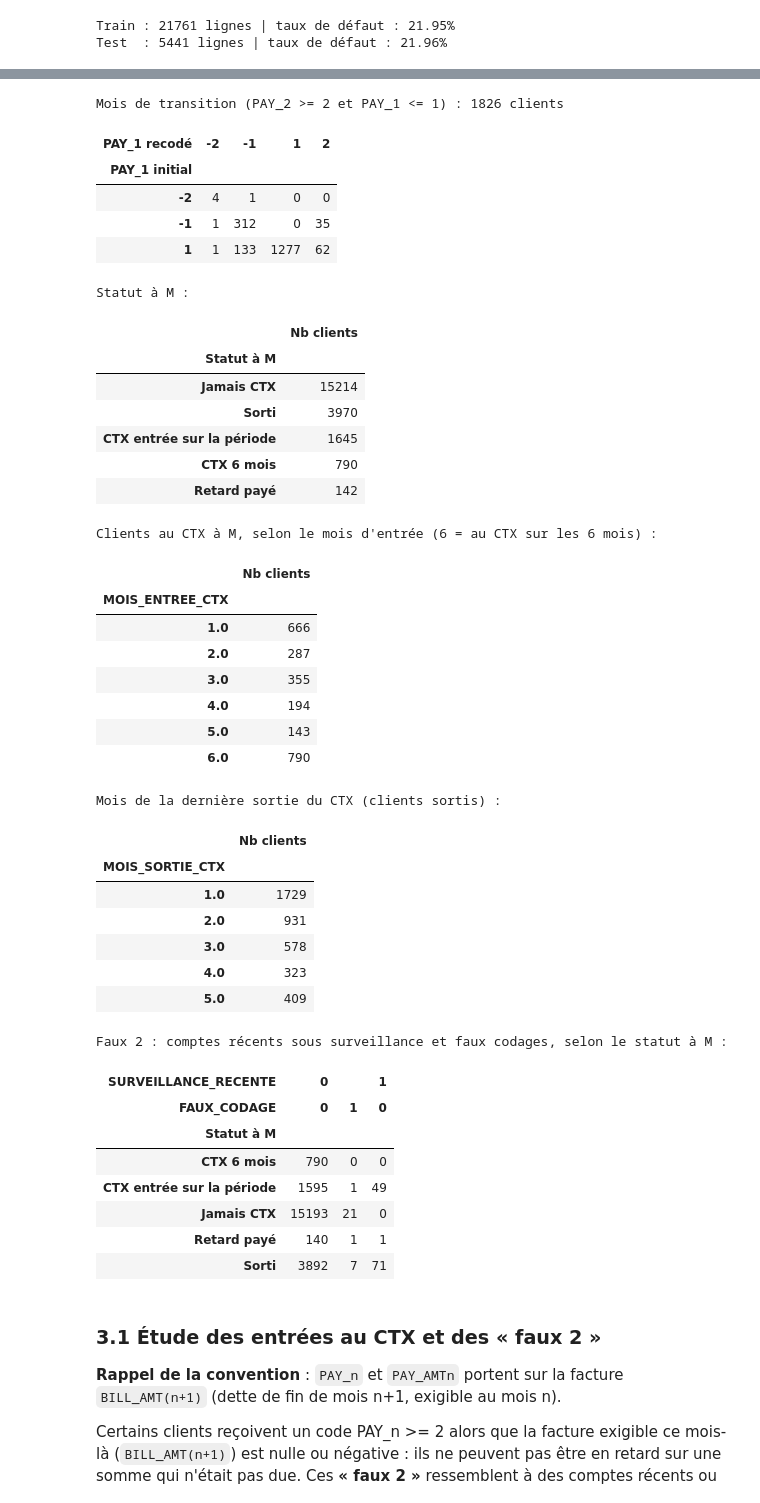
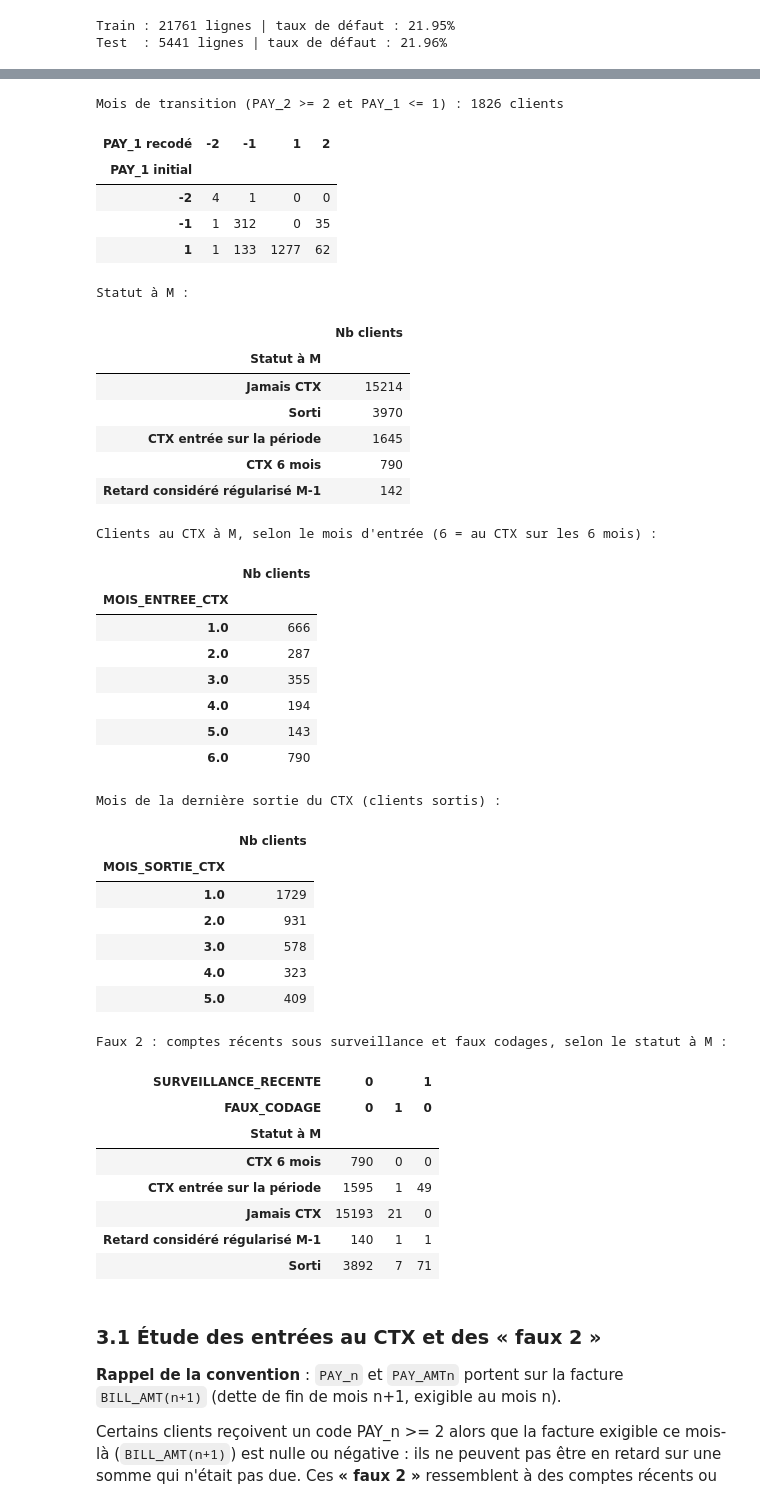
Before and after one commit to johan-mac-59/RiskLens_ML, a Jupyter notebook: src/05_02_EDA_contentieux.ipynb, the cells around one changed output, grey strips where cells are left out. Drawn from its saved outputs; the diff is of its cells as text; code cells hidden in the pictures.

Commit message:
EDA contentieux : statut « Retard payé » renommé « Retard considéré régularisé M-1 »

```diff
--- a/src/05_02_EDA_contentieux.ipynb
+++ b/src/05_02_EDA_contentieux.ipynb
@@ -153,7 +153,7 @@ def statut_ctx_final(d):
     retard_paye = (pay1 >= 2) & ((ratio_m1 >= 90) | (ratio_m2 >= 90))
 
     statut = pd.Series(
-        np.select([retard_paye, pay1 >= 2, passe_ctx], ['Retard payé', 'CTX', 'Sorti'], default='Jamais CTX'),
+        np.select([retard_paye, pay1 >= 2, passe_ctx], ['Retard considéré régularisé M-1', 'CTX', 'Sorti'], default='Jamais CTX'),
         index=d.index,
     )
 
@@ -175,7 +175,7 @@ def statut_ctx_final(d):
     sous_statut[mois_entree == 6] = 'CTX 6 mois'
     sous_statut[(statut == 'CTX') & (mois_entree < 6)] = 'CTX entrée sur la période'
     # Mois de sortie des clients en retard payé : dernière sortie antérieure éventuelle, sinon -1
-    mois_sortie[(statut == 'Retard payé') & ~passe_ctx] = -1
+    mois_sortie[(statut == 'Retard considéré régularisé M-1') & ~passe_ctx] = -1
 
     return pd.DataFrame({
         'PAY_1_recode': pay1,
@@ -183,7 +183,7 @@ def statut_ctx_final(d):
         'SOUS_STATUT_CTX': sous_statut,
         'MOIS_ENTREE_CTX': mois_entree,
         'MOIS_SORTIE_CTX': mois_sortie,
-        'FLAG_CTX': ((statut == 'Sorti') | ((statut == 'Retard payé') & passe_ctx)).astype(int),
+        'FLAG_CTX': ((statut == 'Sorti') | ((statut == 'Retard considéré régularisé M-1') & passe_ctx)).astype(int),
         'RETARD_PAYE': retard_paye.astype(int),
         'SURVEILLANCE_RECENTE': surveillance.astype(int),
         'FAUX_CODAGE': faux_codage.astype(int),
@@ -202,34 +202,34 @@ display(pd.crosstab(
 
 print("Statut à M :")
 display(final_train['SOUS_STATUT_CTX'].value_counts().rename_axis('Statut à M').to_frame('Nb clients'))
 
 print("Clients au CTX à M, selon le mois d'entrée (6 = au CTX sur les 6 mois) :")
 display(final_train['MOIS_ENTREE_CTX'].value_counts().sort_index().rename_axis('MOIS_ENTREE_CTX').to_frame('Nb clients'))
 
 print("Mois de la dernière sortie du CTX (clients sortis) :")
 display(final_train.loc[final_train['STATUT_CTX'] == 'Sorti', 'MOIS_SORTIE_CTX']
         .value_counts().sort_index().rename_axis('MOIS_SORTIE_CTX').to_frame('Nb clients'))
 
 print("Faux 2 : comptes récents sous surveillance et faux codages, selon le statut à M :")
 display(pd.crosstab(
     final_train['SOUS_STATUT_CTX'],
     [final_train['SURVEILLANCE_RECENTE'].rename('SURVEILLANCE_RECENTE'), final_train['FAUX_CODAGE'].rename('FAUX_CODAGE')],
 ).rename_axis('Statut à M'))
 # %% [output]
 Mois de transition (PAY_2 >= 2 et PAY_1 <= 1) : 1826 clients
 | PAY_1 recodé | -2 | -1 | 1 | 2 |
 | PAY_1 initial |  |  |  |  |
 | -2 | 4 | 1 | 0 | 0 |
 | -1 | 1 | 312 | 0 | 35 |
 | 1 | 1 | 133 | 1277 | 62 |
 Statut à M :
 |  | Nb clients |
 | Statut à M |  |
 | Jamais CTX | 15214 |
 | Sorti | 3970 |
 | CTX entrée sur la période | 1645 |
 | CTX 6 mois | 790 |
-| Retard payé | 142 |
+| Retard considéré régularisé M-1 | 142 |
 Clients au CTX à M, selon le mois d'entrée (6 = au CTX sur les 6 mois) :
 |  | Nb clients |
 | MOIS_ENTREE_CTX |  |
@@ -254,7 +254,7 @@ Faux 2 : comptes récents sous surveillance et faux codages, selon le statut à
 | CTX 6 mois | 790 | 0 | 0 |
 | CTX entrée sur la période | 1595 | 1 | 49 |
 | Jamais CTX | 15193 | 21 | 0 |
-| Retard payé | 140 | 1 | 1 |
+| Retard considéré régularisé M-1 | 140 | 1 | 1 |
 | Sorti | 3892 | 7 | 71 |
 # %% [markdown]
 ### 3.1 Étude des entrées au CTX et des « faux 2 »
```
Also changed, not shown: parts of 8 cells of this notebook, 1 other file.
